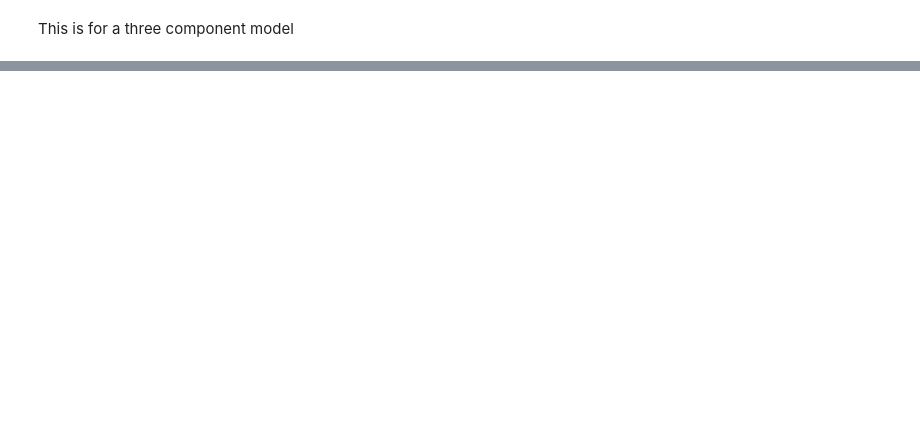
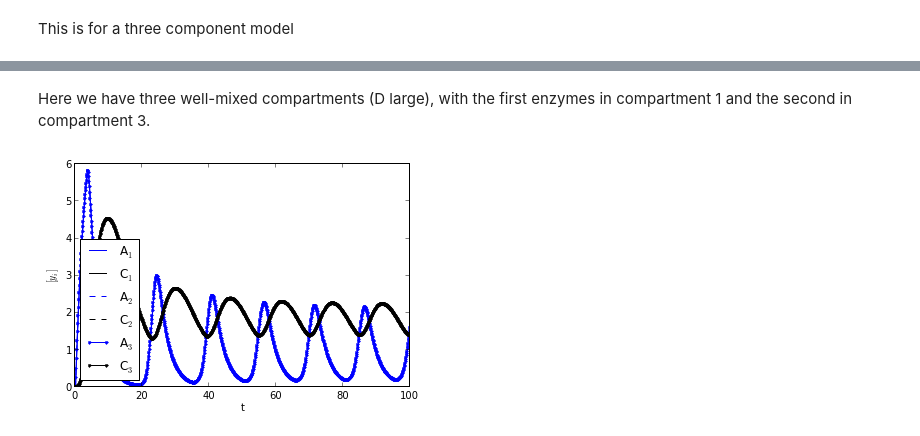
Before and after one commit to huskeypm/enzymekineticsacs, a Jupyter notebook: compart.ipynb, the cells around one changed output, grey strips where cells are left out. Saved outputs shown, nothing was run; the diff lists cells and outputs as text; code cells hidden in the pictures; blank space fills up the shorter version.

```diff
--- a/compart.ipynb
+++ b/compart.ipynb
@@ -20,0 +43,6 @@ y0 = [10,5,0.2,0.2,0.1,0.1]params.volCompart3 = 1.params.saCompart3 = 1.params.a
+# %% [markdown]
+Here we have three well-mixed compartments (D large), with the first enzymes in compartment 1 and the second in compartment 3.
+# %%
+params = ParamsGoodwin()y0 = np.zeros(9)params.DA=params.DB=params.DC=100.tfast = scipy.linspace(0.,100.,1000)ytfast=threeCompOscmodel(t,y0,params)
+# %% [output]
+[figure, added]
```
Also changed, not shown: parts of 23 cells of this notebook.
